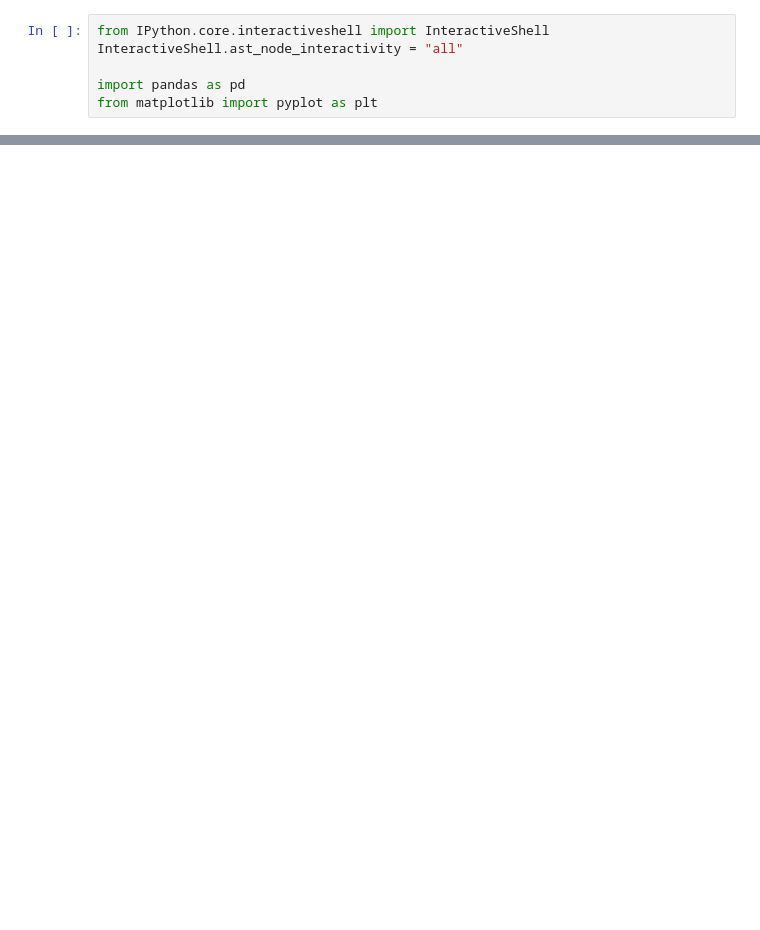
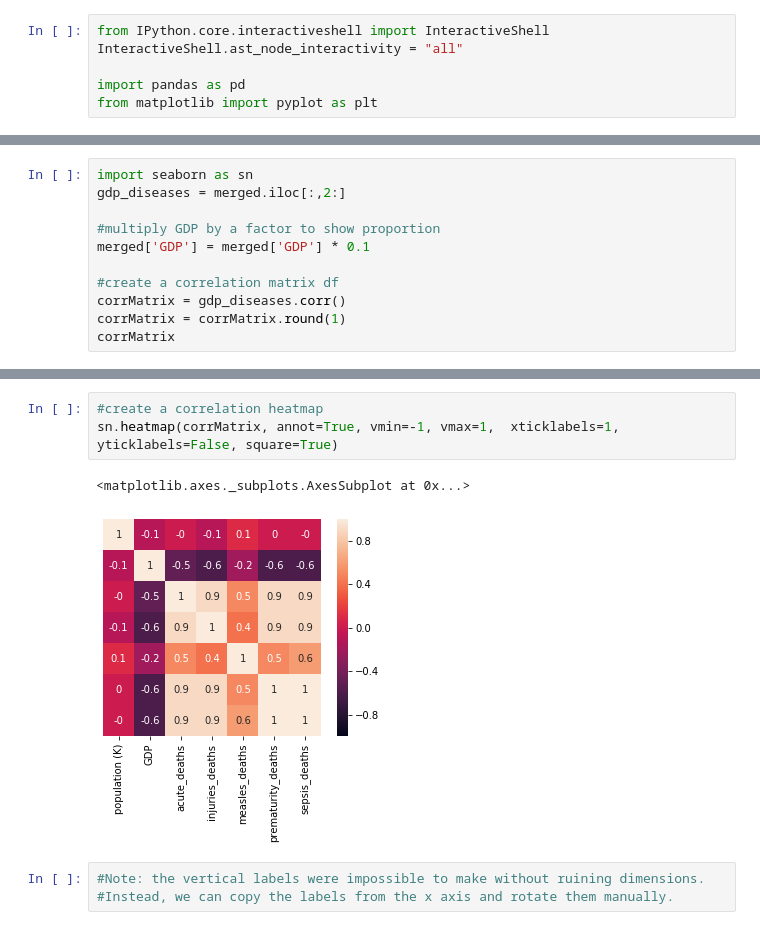
Before and after one commit to nairbdev2/Child_Mortality_Analysis_2000_2015, a Jupyter notebook: pnyb_files/population_gdp_diseases_2015.ipynb, the cells around one changed output, grey strips where cells are left out. Cells and saved outputs as stored; diff of their text form; blank space fills up the shorter version.

```diff
--- a/pnyb_files/population_gdp_diseases_2015.ipynb
+++ b/pnyb_files/population_gdp_diseases_2015.ipynb
@@ -61,0 +136,11 @@ merged
+# %%
+import seaborn as sn
+gdp_diseases = merged.iloc[:,2:]
+
+#multiply GDP by a factor to show proportion
+merged['GDP'] = merged['GDP'] * 0.1
+
+#create a correlation matrix df
+corrMatrix = gdp_diseases.corr()
+corrMatrix = corrMatrix.round(1)
+corrMatrix
@@ -61,0 +156,9 @@ merged
+# %%
+#create a correlation heatmap
+sn.heatmap(corrMatrix, annot=True, vmin=-1, vmax=1,  xticklabels=1, yticklabels=False, square=True)
+# %% [output]
+<matplotlib.axes._subplots.AxesSubplot at 0x...>
+[figure, added]
+# %%
+#Note: the vertical labels were impossible to make without ruining dimensions.
+#Instead, we can copy the labels from the x axis and rotate them manually.
```
Also changed, not shown: parts of 4 cells of this notebook.
